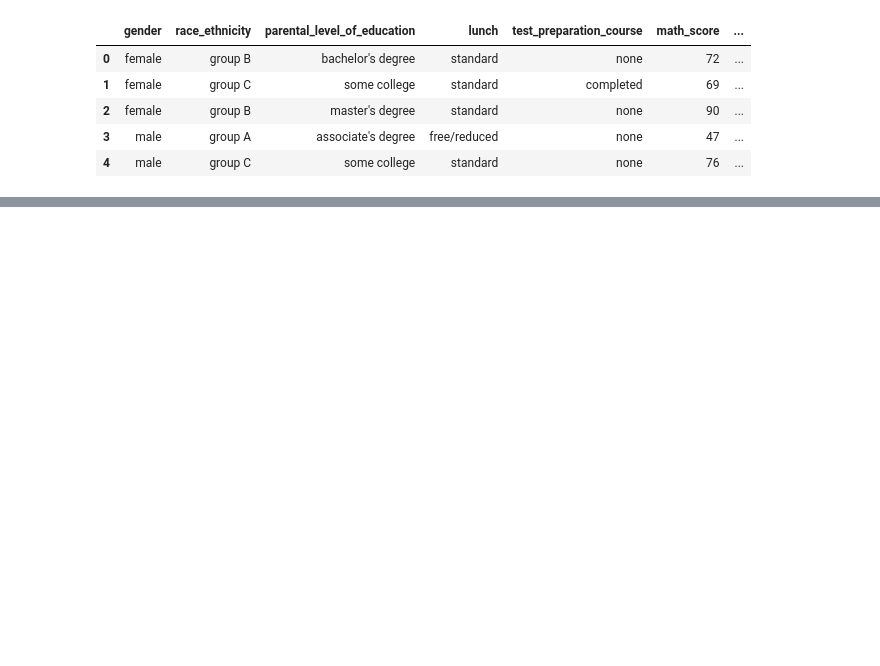
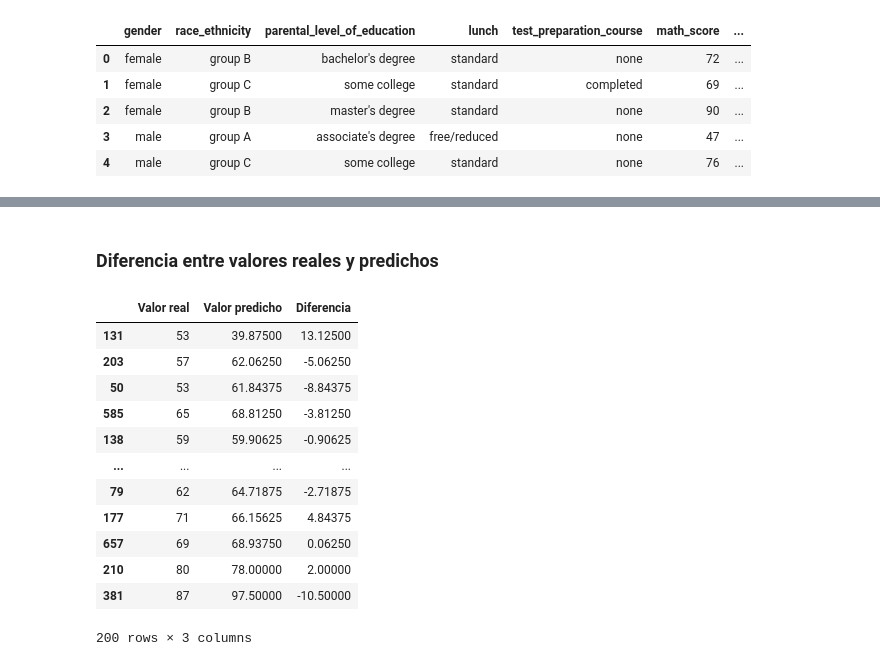
Before and after one commit to jairvasquezr/Proyecto1_ML, a Jupyter notebook: notebook/Entrenamiento_modelo.ipynb, the cells around one changed output, grey strips where cells are left out. Cells and saved outputs as stored; diff of their text form; code cells hidden in the pictures; blank space fills up the shorter version.

Commit message:
Data ingestion

```diff
--- a/notebook/Entrenamiento_modelo.ipynb
+++ b/notebook/Entrenamiento_modelo.ipynb
@@ -31,0 +222,19 @@ df.head(5)
+# %% [markdown]
+### Diferencia entre valores reales y predichos
+# %%
+pred_df = pd.DataFrame({'Valor real':y_test, 'Valor predicho':y_pred, 'Diferencia':y_test - y_pred})
+pred_df
+# %% [output]
+|  | Valor real | Valor predicho | Diferencia |
+| 131 | 53 | 39.87500 | 13.12500 |
+| 203 | 57 | 62.06250 | -5.06250 |
+| 50 | 53 | 61.84375 | -8.84375 |
+| 585 | 65 | 68.81250 | -3.81250 |
+| 138 | 59 | 59.90625 | -0.90625 |
+| ... | ... | ... | ... |
+| 79 | 62 | 64.71875 | -2.71875 |
+| 177 | 71 | 66.15625 | 4.84375 |
+| 657 | 69 | 68.93750 | 0.06250 |
+| 210 | 80 | 78.00000 | 2.00000 |
+| 381 | 87 | 97.50000 | -10.50000 |
+200 rows × 3 columns
```
Also changed, not shown: parts of 23 cells of this notebook, 5 other files.
